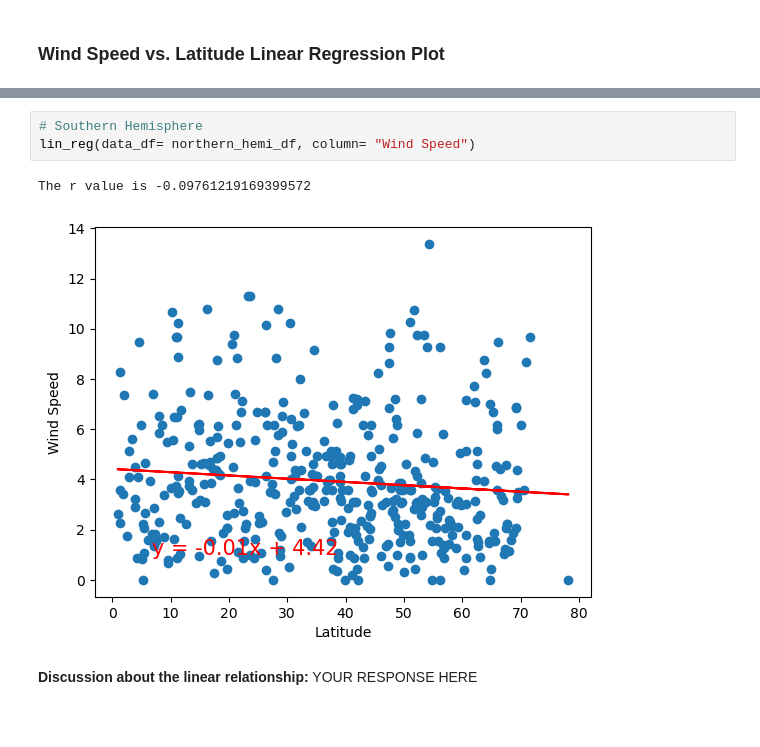
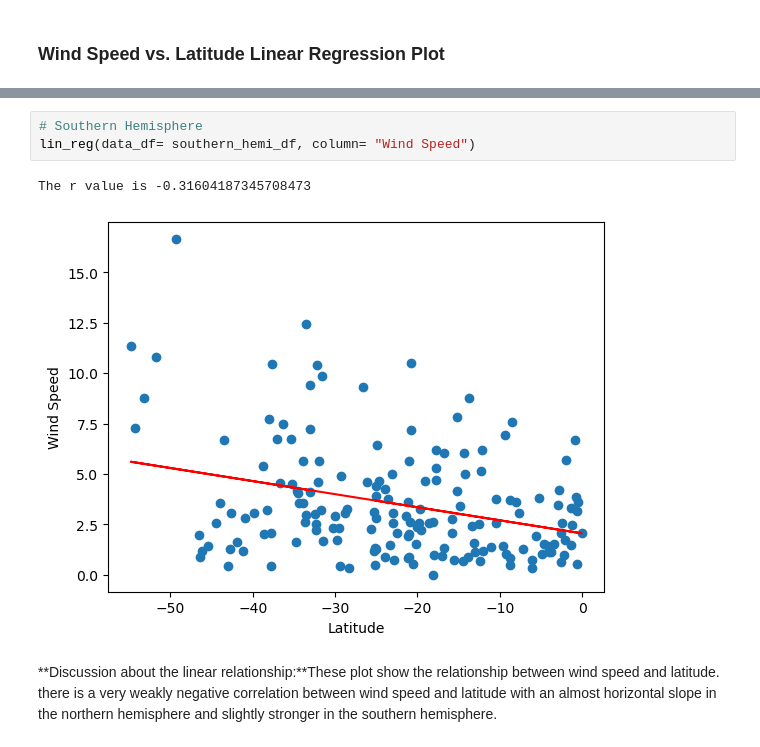
Before and after one commit to Andreanimako/Python-api-challenge, a Jupyter notebook: WeatherPy/WeatherPy.ipynb, the cells around one changed output, grey strips where cells are left out. Cells and saved outputs as stored; diff of their text form; blank space fills up the shorter version.

```diff
--- a/WeatherPy/WeatherPy.ipynb
+++ b/WeatherPy/WeatherPy.ipynb
@@ -379,8 +379,8 @@ The r value is -0.09761219169399572
 # %%
 # Southern Hemisphere
-lin_reg(data_df= northern_hemi_df, column= "Wind Speed")
+lin_reg(data_df= southern_hemi_df, column= "Wind Speed")
 # %% [output]
-The r value is -0.09761219169399572
+The r value is -0.31604187345708473
-[figure, old version]
+[figure, new version]
-# %% [markdown]
-**Discussion about the linear relationship:** YOUR RESPONSE HERE
+# %% [markdown]
+**Discussion about the linear relationship:**These plot show the relationship between wind speed and latitude. there is a very weakly negative correlation between wind speed and latitude with an almost horizontal slope in the northern hemisphere and slightly stronger in the southern hemisphere.
```
Also changed, not shown: parts of 24 cells of this notebook, 6 other files.
